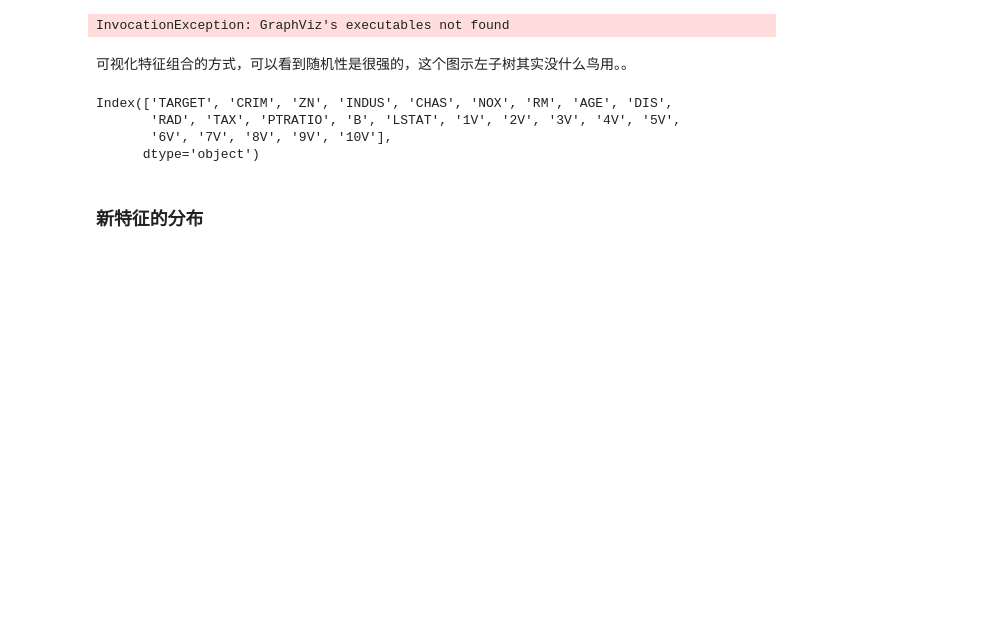
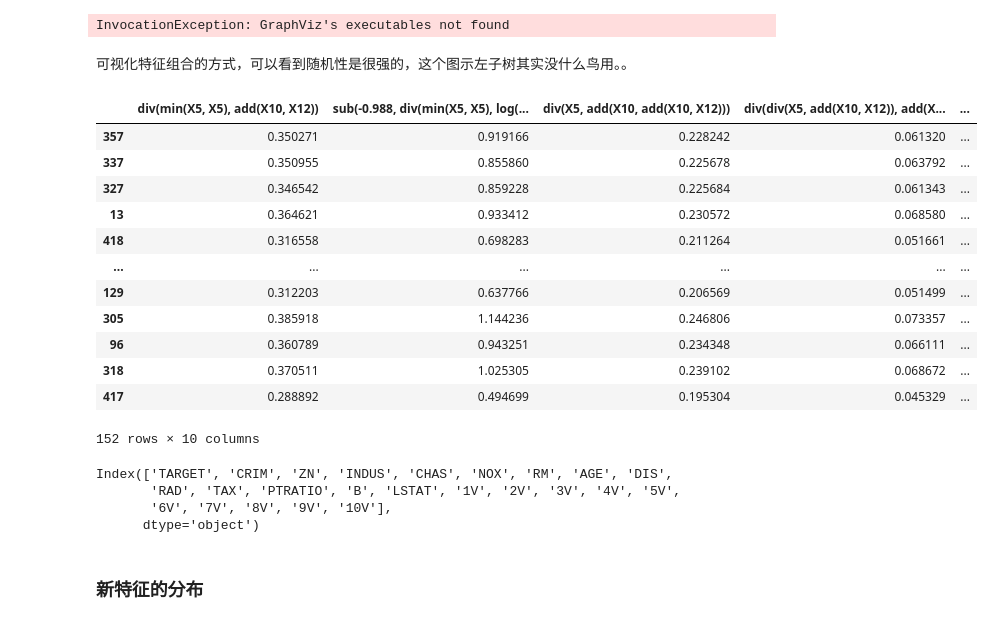
Before and after one commit to jingmouren/gitee-xin123123-optmize, a Jupyter notebook: notebook/gplearn_feature.ipynb, the cells around one changed output. Saved outputs shown, nothing was run; the diff lists cells and outputs as text; code cells hidden in the pictures; blank space fills up the shorter version.

```diff
--- a/notebook/gplearn_feature.ipynb
+++ b/notebook/gplearn_feature.ipynb
@@ -377,9 +377,25 @@ InvocationException: GraphViz's executables not found
 gp_train_feature = gp1.transform(x_train)
 gp_test_feature = gp1.transform(x_test)
 
-new_feature_name = [str(i)+'V' for i in range(1, 11)]
+new_feature_name = gp1
 train_new_feature = pd.DataFrame(gp_train_feature, columns=new_feature_name, index=train_idx)
 test_new_feature = pd.DataFrame(gp_test_feature, columns=new_feature_name, index=test_idx)
+# %%
+test_new_feature
+# %% [output]
+|  | div(min(X5, X5), add(X10, X12)) | sub(-0.988, div(min(X5, X5), log(... | div(X5, add(X10, add(X10, X12))) | div(div(X5, add(X10, X12)), add(X... | ... |
+| 357 | 0.350271 | 0.919166 | 0.228242 | 0.061320 | ... |
+| 337 | 0.350955 | 0.855860 | 0.225678 | 0.063792 | ... |
+| 327 | 0.346542 | 0.859228 | 0.225684 | 0.061343 | ... |
+| 13 | 0.364621 | 0.933412 | 0.230572 | 0.068580 | ... |
+| 418 | 0.316558 | 0.698283 | 0.211264 | 0.051661 | ... |
+| ... | ... | ... | ... | ... | ... |
+| 129 | 0.312203 | 0.637766 | 0.206569 | 0.051499 | ... |
+| 305 | 0.385918 | 1.144236 | 0.246806 | 0.073357 | ... |
+| 96 | 0.360789 | 0.943251 | 0.234348 | 0.066111 | ... |
+| 318 | 0.370511 | 1.025305 | 0.239102 | 0.068672 | ... |
+| 417 | 0.288892 | 0.494699 | 0.195304 | 0.045329 | ... |
+152 rows × 10 columns
 # %%
 x_train_0 = pd.concat([x_train, train_new_feature], axis=1)
 x_test_0 = pd.concat([x_test, test_new_feature], axis=1)
```
